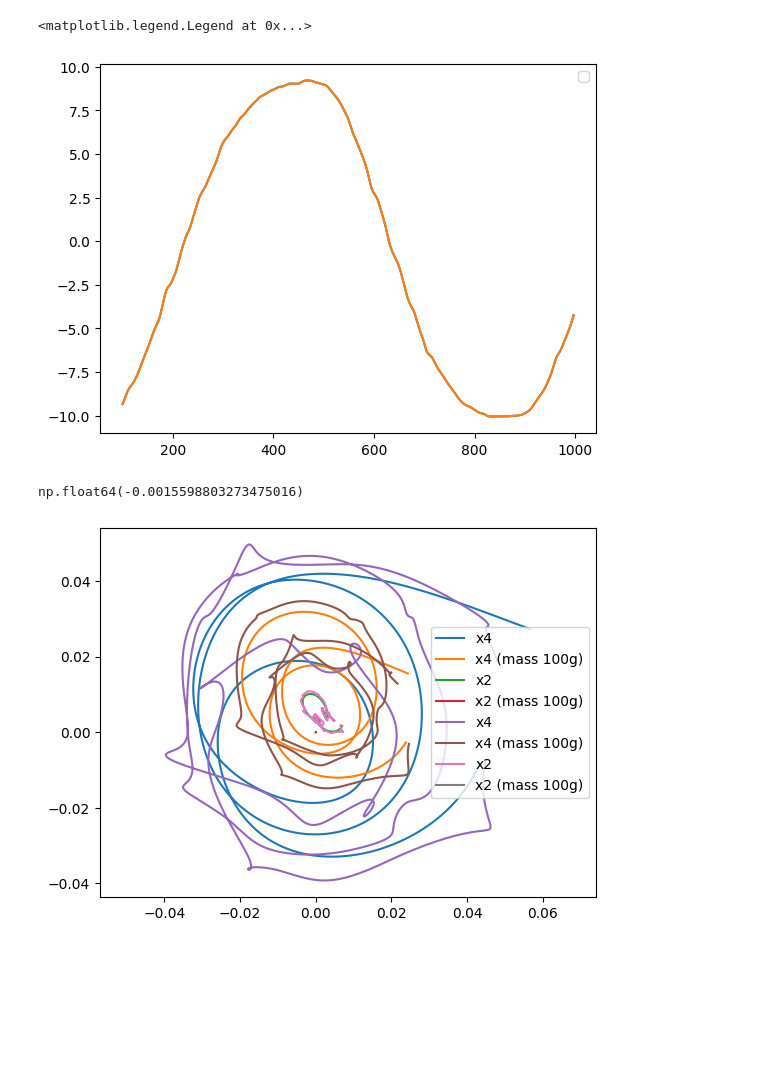
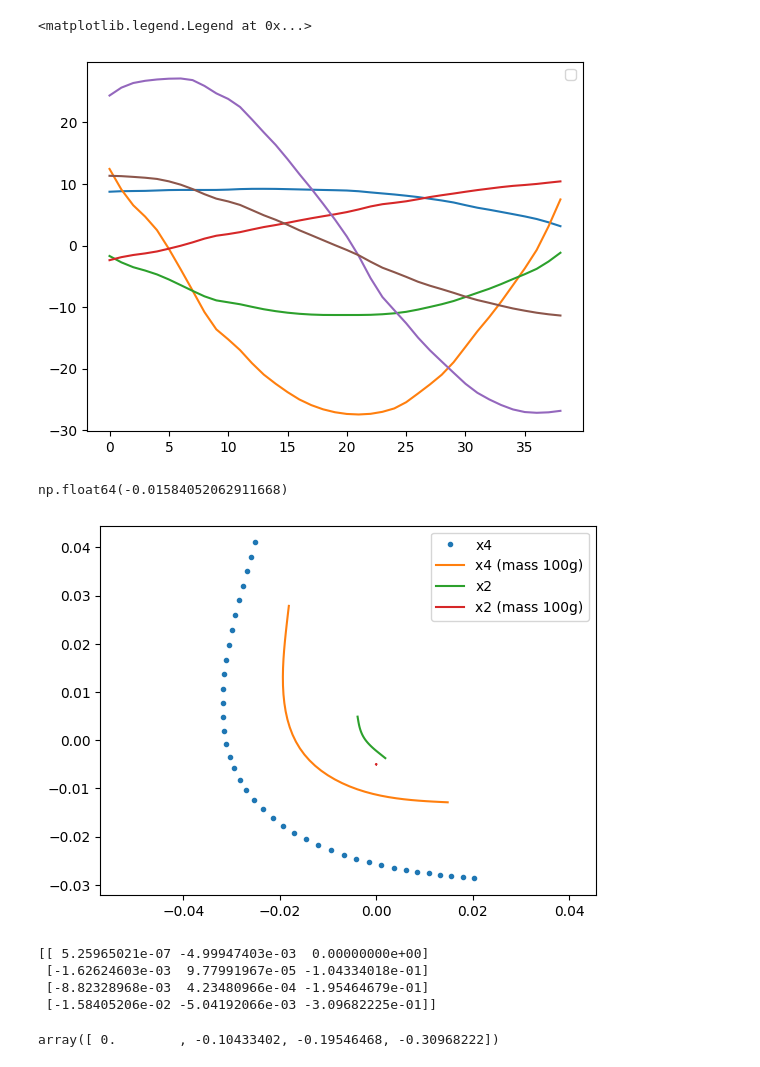
Before and after one commit to patrick-benito/trunk-gnn, a Jupyter notebook: scripts/visualize_dataset.ipynb, the cells around one changed output. Drawn from its saved outputs; the diff is of its cells as text; code cells hidden in the pictures; blank space fills up the shorter version.

Commit message:
[TRAIN] dt = 0.05s

```diff
--- a/scripts/visualize_dataset.ipynb
+++ b/scripts/visualize_dataset.ipynb
@@ -6,11 +6,13 @@ import matplotlib.pyplot as plt
 from trunk_filter.composite_filter import NonCausalTrunkFilter
 from trunk_filter.utils import integrate_positions_from_velocity, get_data_array_from_dataframe, get_dataframe_from_data_array
 # %%
-df = pd.read_csv('../data/overfit-raw/train/raw/data.csv')
-df1 = pd.read_csv('../data/overfit-raw/train/raw/data.csv')
+df = pd.read_csv('../data/overfit-mn-1e1-short-05-dt/test/1/raw/data.csv')
+df1 = pd.read_csv('../data/overfit-mn-1e1-short-05-dt/train/raw/data.csv')
 index = 4
 # %%
-start = int(100)
-delta = 100000
+start = int(0)
+delta = 10000
 df = df.iloc[start:start+delta]
 df1 = df1[start:start+delta]
+
+len(df1)
@@ -35,33 +39,33 @@ plt.plot(df1[f'vx{index}'], label='x3 (mass 100g)')
 # %%
 plt.plot(df['ux1'])
-plt.plot(df1['ux1'])
-
+plt.plot(df['ux2'])
+plt.plot(df['ux3'])
+plt.plot(df['uy1'])
+plt.plot(df['uy2'])
+plt.plot(df['uy3'])
 
 
 plt.legend()
 # %% [output]
 <matplotlib.legend.Legend at 0x...>
-[figure, old version]
+[figure, new version]
 # %%
 df['x4'].mean()
 # %% [output]
-np.float64(-0.0015598803273475016)
+np.float64(-0.01584052062911668)
 # %%
 from datetime import datetime
 
 plt.figure()
-plt.plot(df['x4'], df['y4'], label='x4')
+plt.plot(df['x4'], df['y4'], label='x4' , linestyle='None', marker='.')
 plt.plot(df['x3'], df['y3'], label='x4 (mass 100g)')
 plt.plot(df['x2'], df['y2'], label='x2')
 plt.plot(df['x1'], df['y1'], label='x2 (mass 100g)')
 
-plt.plot(df2['x4'], df2['y4'], label='x4')
-plt.plot(df2['x3'], df2['y3'], label='x4 (mass 100g)')
-plt.plot(df2['x2'], df2['y2'], label='x2')
-plt.plot(df2['x1'], df2['y1'], label='x2 (mass 100g)')
+
 plt.axis('equal')
 plt.legend()
 timestamp = datetime.now().strftime("%Y%m%d_%H%M%S")
 plt.savefig(f'test2_{timestamp}.png')
 # %% [output]
-[figure, old version]
+[figure, new version]
@@ -67,0 +77,12 @@ plt.savefig(f'test2_{timestamp}.png')
+# %%
+c = np.array(centers)
+print(c)
+# %% [output]
+[[ 5.25965021e-07 -4.99947403e-03  0.00000000e+00]
+ [-1.62624603e-03  9.77991967e-05 -1.04334018e-01]
+ [-8.82328968e-03  4.23480966e-04 -1.95464679e-01]
+ [-1.58405206e-02 -5.04192066e-03 -3.09682225e-01]]
+# %%
+c[:,2]
+# %% [output]
+array([ 0.        , -0.10433402, -0.19546468, -0.30968222])
```
Also changed, not shown: parts of 7 cells of this notebook, 9 other files.
